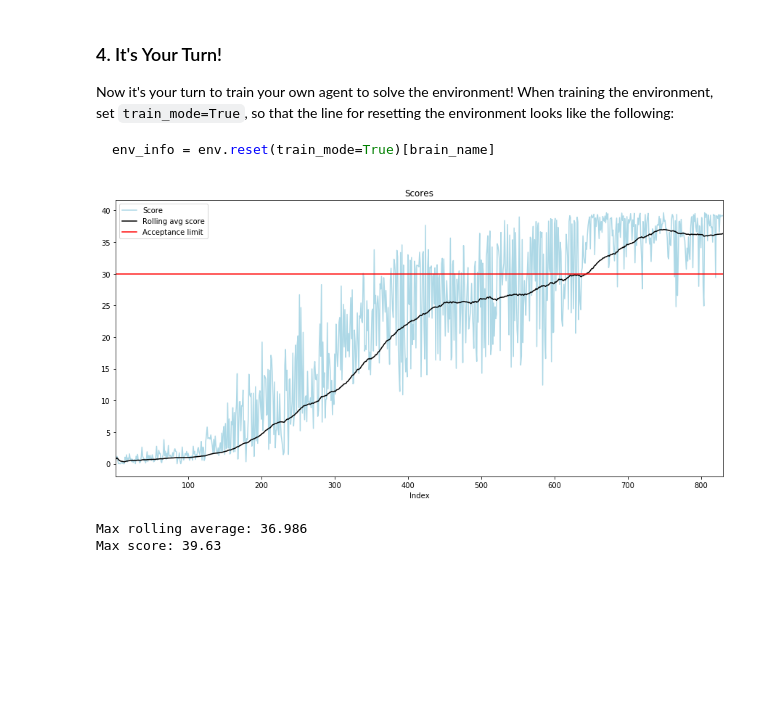
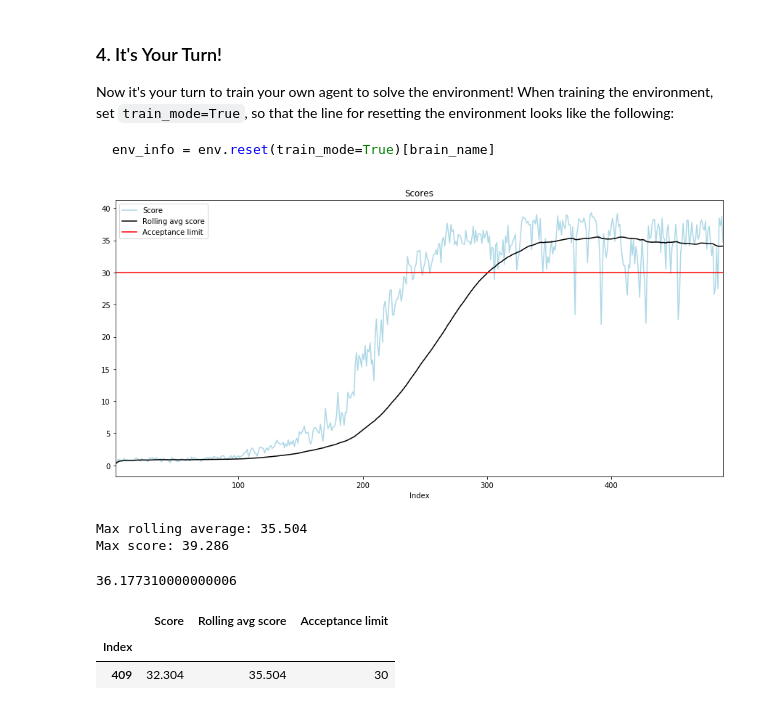
Before and after one commit to IzidoroBaltazar/DeepReinfLearning, a Jupyter notebook: project2/Continuous_Control.ipynb, the cells around one changed output. Drawn from its saved outputs; the diff is of its cells as text; code cells hidden in the pictures; blank space fills up the shorter version.

Commit message:
[FEATURE] visualization workbook changes

```diff
--- a/project2/Continuous_Control.ipynb
+++ b/project2/Continuous_Control.ipynb
@@ -151,17 +151,27 @@ import pandas as pd
 import matplotlib as plt
 import numpy as np
 # %%
-df = pd.read_csv('data.csv', index_col=0)
+df = pd.read_csv('data-20.csv', index_col=0)
 a = np.empty((df.shape[0],), dtype=np.int); a.fill(30)
 df['Acceptance limit'] = a
 pie = df[['Score', 'Rolling avg score', 'Acceptance limit']].plot(figsize=(15,7), title="Scores", color=['LightBlue','Black','Red'])
 fig = pie.get_figure()
-fig.savefig("figure-test.png")
+fig.savefig("figure-train-20.png")
 # %% [output]
-[figure, old version]
+[figure, new version]
 # %%
 print("Max rolling average: {}".format(df['Rolling avg score'].max()))
 print("Max score: {}".format(df['Score'].max()))
 # %% [output]
-Max rolling average: 36.986
-Max score: 39.63
+Max rolling average: 35.504
+Max score: 39.286
+# %%
+df['Rolling avg score'].mean()
+# %% [output]
+36.177310000000006
+# %%
+df[df['Rolling avg score'] == df['Rolling avg score'].max()]
+# %% [output]
+|  | Score | Rolling avg score | Acceptance limit |
+| Index |  |  |  |
+| 409 | 32.304 | 35.504 | 30 |
```
